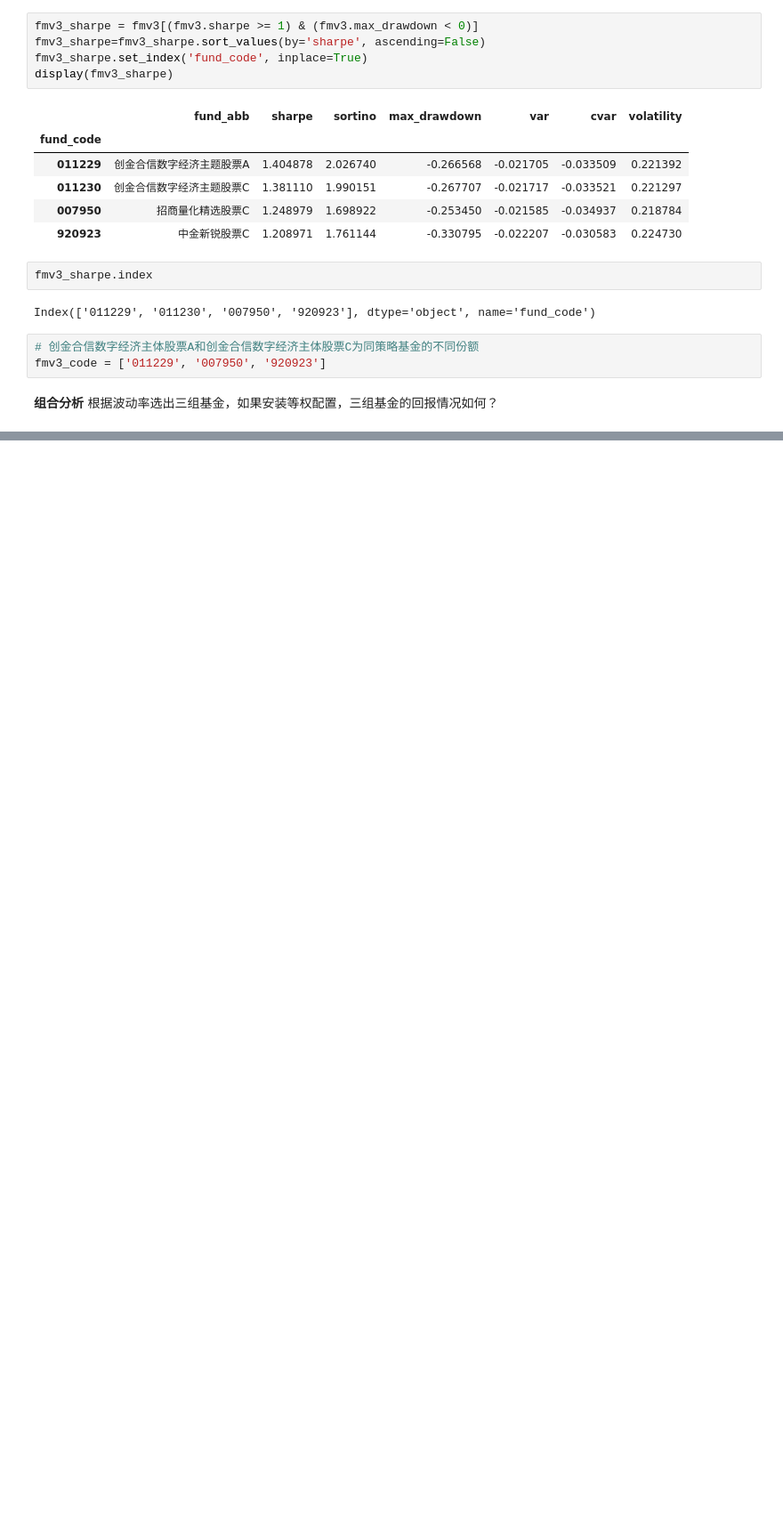
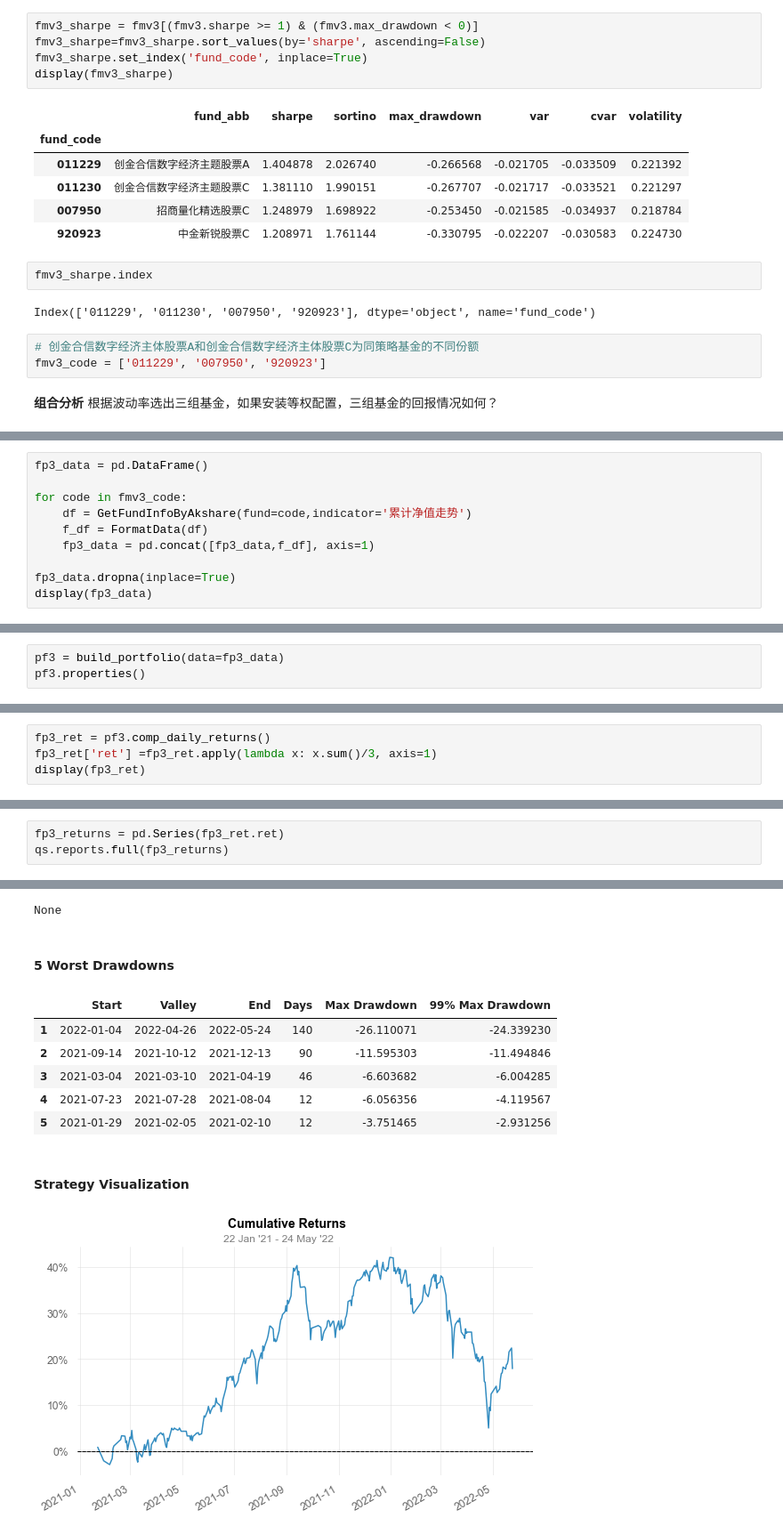
Before and after one commit to ibestrace/stock-debt-hybrid-strategy, a Jupyter notebook: volatility-analysis.ipynb, the cells around one changed output, grey strips where cells are left out. Shown at 89% size. Drawn from its saved outputs; the diff is of its cells as text; blank space fills up the shorter version.

```diff
--- a/volatility-analysis.ipynb
+++ b/volatility-analysis.ipynb
@@ -217,0 +321,10 @@ def FormatData(fund_open_fund_info_em_df):
+# %%
+fp3_data = pd.DataFrame()
+
+for code in fmv3_code:
+    df = GetFundInfoByAkshare(fund=code,indicator='累计净值走势')
+    f_df = FormatData(df)
+    fp3_data = pd.concat([fp3_data,f_df], axis=1)
+
+fp3_data.dropna(inplace=True)
+display(fp3_data)
@@ -217,0 +346,3 @@ def FormatData(fund_open_fund_info_em_df):
+# %%
+pf3 = build_portfolio(data=fp3_data)
+pf3.properties()
@@ -217,0 +517,4 @@ def FormatData(fund_open_fund_info_em_df):
+# %%
+fp3_ret = pf3.comp_daily_returns()
+fp3_ret['ret'] =fp3_ret.apply(lambda x: x.sum()/3, axis=1)
+display(fp3_ret)
@@ -217,0 +536,4 @@ def FormatData(fund_open_fund_info_em_df):
+# %%
+fp3_returns = pd.Series(fp3_ret.ret)
+qs.reports.full(fp3_returns)
+# %% [output]
@@ -217,0 +558,10 @@ def FormatData(fund_open_fund_info_em_df):
+None
+5 Worst Drawdowns
+|  | Start | Valley | End | Days | Max Drawdown | 99% Max Drawdown |
+| 1 | 2022-01-04 | 2022-04-26 | 2022-05-24 | 140 | -26.110071 | -24.339230 |
+| 2 | 2021-09-14 | 2021-10-12 | 2021-12-13 | 90 | -11.595303 | -11.494846 |
+| 3 | 2021-03-04 | 2021-03-10 | 2021-04-19 | 46 | -6.603682 | -6.004285 |
+| 4 | 2021-07-23 | 2021-07-28 | 2021-08-04 | 12 | -6.056356 | -4.119567 |
+| 5 | 2021-01-29 | 2021-02-05 | 2021-02-10 | 12 | -3.751465 | -2.931256 |
+Strategy Visualization
+[figure, added]
```
Also changed, not shown: parts of 23 cells of this notebook.
